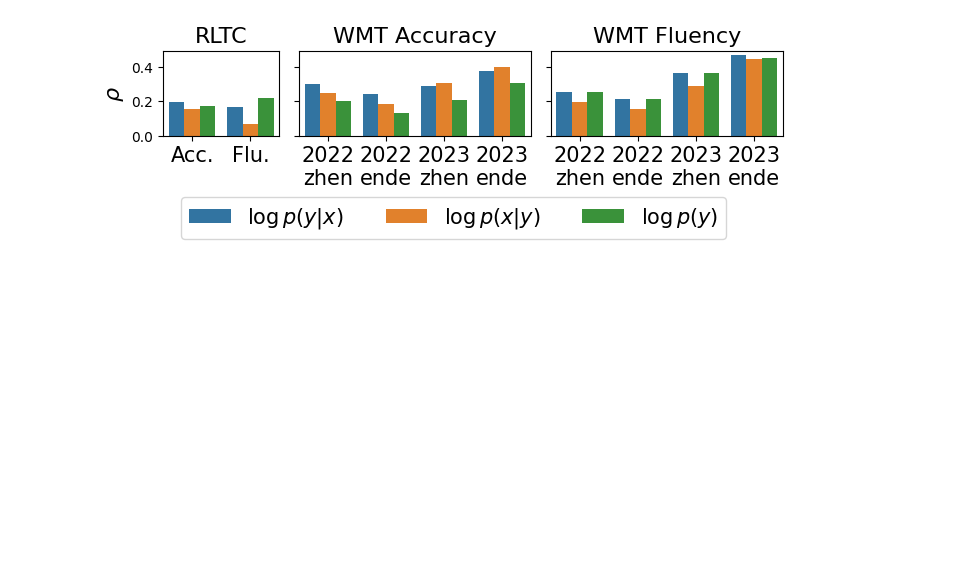
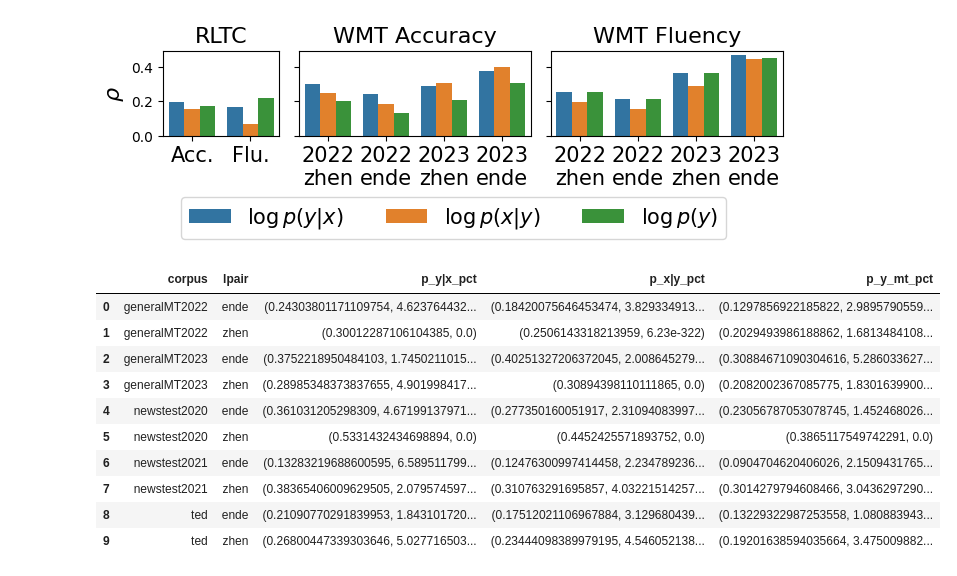
Before and after one commit to ZhengWeiLim/accuracy-fluency-tradeoff, a Jupyter notebook: tradeoff-analysis-clean.ipynb, the cells around one changed output. Drawn from its saved outputs; the diff is of its cells as text; code cells hidden in the pictures; blank space fills up the shorter version.

```diff
--- a/tradeoff-analysis-clean.ipynb
+++ b/tradeoff-analysis-clean.ipynb
@@ -620,3 +620,16 @@ def correlation_comparison_mqm(data, x, ys):
     return pd.DataFrame.from_dict(corr_dict,orient='index').transpose(), plot_df
 # %%
 label_name = {'p_y|x': r'$\log p(y|x)$', 'p_x|y': r'$\log p(x|y)$', 'p_y_mt': r'$\log p(y)$'}
+# %%
+filtered_corp_df['rltc']['p_y|x_pct'] = filtered_corp_df['rltc']['p_y|x'].rank(pct=True, ascending=False)
+
+preds = ['p_y|x', 'p_x|y', 'p_y_mt']
+bar_dict = {'corr': [], 'human rating': [], 'predictor': []}
+for pred in preds:
+    for y in ['accuracy', 'fluency']:
+        sdf = filtered_corp_df['rltc'][[f'{pred}_pct', f'{y}_pct']].dropna()
+        r = pearsonr(sdf[f'{pred}_pct'].values, sdf[f'{y}_pct'].values)
+        print(r)
+        bar_dict['corr'].append(r[0])
+        bar_dict['human rating'].append(y)
+        bar_dict['predictor'].append(pred)
@@ -678,3 +698,17 @@ plt.tight_layout()
 plt.savefig('figures/prob-acc-flu-bar.pdf', bbox_inches='tight', dpi=1200, format='pdf')
 # %% [output]
 [figure]
+# %%
+mqm_acc_corr
+# %% [output]
+|  | corpus | lpair | p_y|x_pct | p_x|y_pct | p_y_mt_pct |
+| 0 | generalMT2022 | ende | (0.24303801171109754, 4.623764432... | (0.18420075646453474, 3.829334913... | (0.1297856922185822, 2.9895790559... |
+| 1 | generalMT2022 | zhen | (0.30012287106104385, 0.0) | (0.2506143318213959, 6.23e-322) | (0.2029493986188862, 1.6813484108... |
+| 2 | generalMT2023 | ende | (0.3752218950484103, 1.7450211015... | (0.40251327206372045, 2.008645279... | (0.30884671090304616, 5.286033627... |
+| 3 | generalMT2023 | zhen | (0.28985348373837655, 4.901998417... | (0.30894398110111865, 0.0) | (0.2082002367085775, 1.8301639900... |
+| 4 | newstest2020 | ende | (0.361031205298309, 4.67199137971... | (0.277350160051917, 2.31094083997... | (0.23056787053078745, 1.452468026... |
+| 5 | newstest2020 | zhen | (0.5331432434698894, 0.0) | (0.4452425571893752, 0.0) | (0.3865117549742291, 0.0) |
+| 6 | newstest2021 | ende | (0.13283219688600595, 6.589511799... | (0.12476300997414458, 2.234789236... | (0.0904704620406026, 2.1509431765... |
+| 7 | newstest2021 | zhen | (0.38365406009629505, 2.079574597... | (0.310763291695857, 4.03221514257... | (0.3014279794608466, 3.0436297290... |
+| 8 | ted | ende | (0.21090770291839953, 1.843101720... | (0.17512021106967884, 3.129680439... | (0.13229322987253558, 1.080883943... |
+| 9 | ted | zhen | (0.26800447339303646, 5.027716503... | (0.23444098389979195, 4.546052138... | (0.19201638594035664, 3.475009882... |
```
Also changed, not shown: parts of 2 cells of this notebook.
